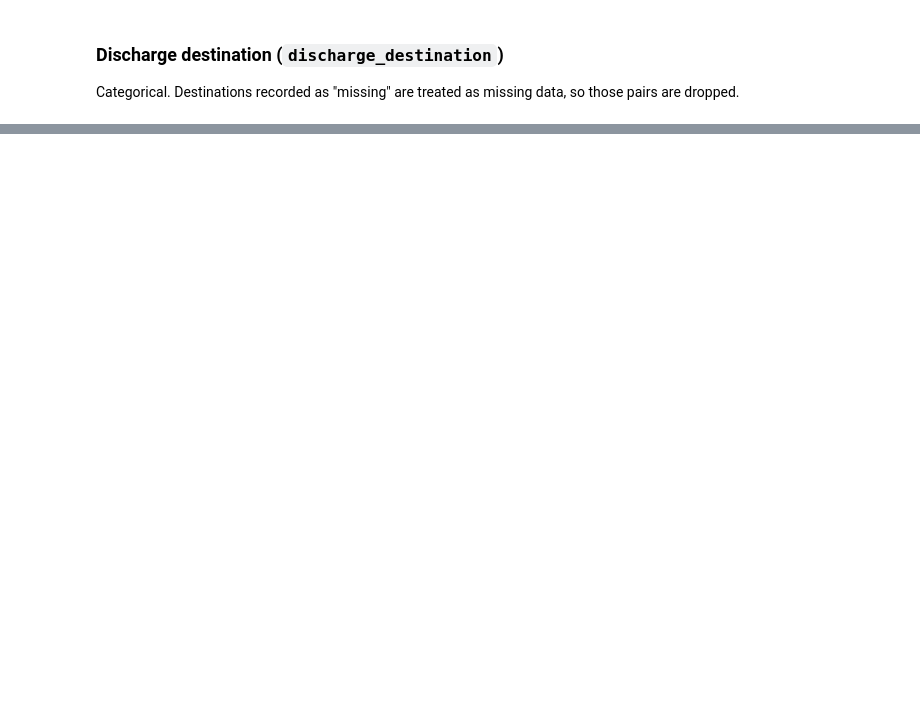
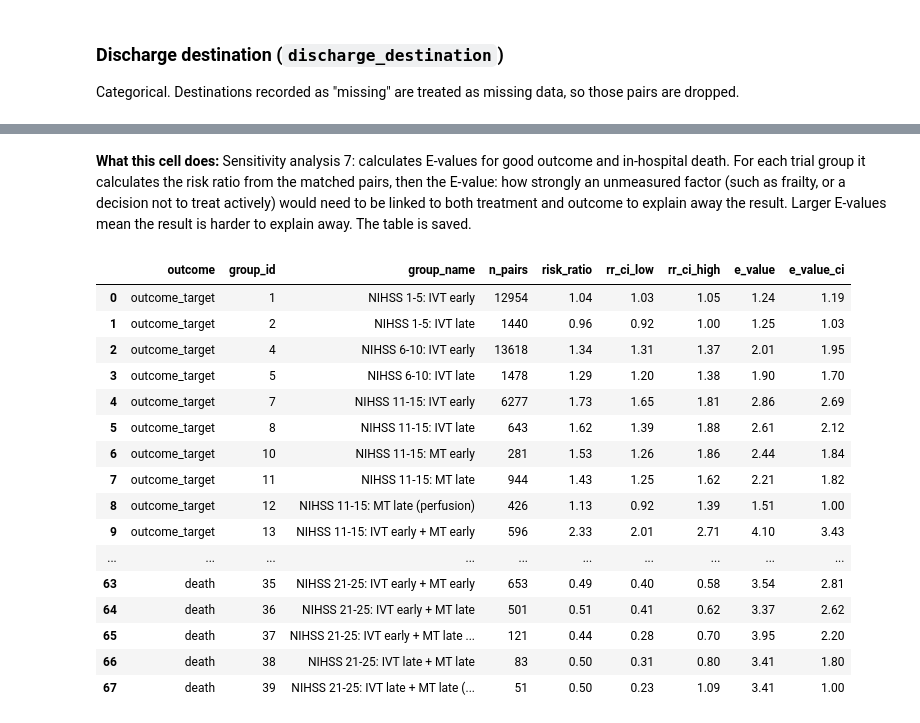
Before and after one commit to samuel-book/samuel-3, a Jupyter notebook: 4_target_trial_emulation/03_target_trials_all_patients_treatments.ipynb, the cells around one changed output, grey strips where cells are left out. Drawn from its saved outputs; the diff is of its cells as text; code cells hidden in the pictures; blank space fills up the shorter version.

Commit message:
Add detail to target trials

```diff
--- a/4_target_trial_emulation/03_target_trials_all_patients_treatments.ipynb
+++ b/4_target_trial_emulation/03_target_trials_all_patients_treatments.ipynb
@@ -966,0 +1249,16 @@ Saved chart: ./output/all_ischaemic_stroke_target_trials_discharge_destination_c
+# %%
+# Missing outcome data by arm, in the matched pairs (before pairs are dropped)
+missing_rows = []
+for outcome in OUTCOME_FEATURES:
+    values = matched_data[outcome]
+    if outcome == "discharge_destination":
+        values = values.where(~values.isin(MISSING_CATEGORIES))
+    for arm, label in [(1, "treated"), (0, "untreated")]:
+        in_arm = matched_data["treated"] == arm
+        missing_rows.append({"outcome": outcome, "arm": label,
+                             "n_patients": int(in_arm.sum()),
+                             "n_missing": int(values[in_arm].isna().sum())})
+missing_by_arm = pd.DataFrame(missing_rows).pivot(index="outcome", columns="arm",
+                                                  values=["n_patients", "n_missing"])
+missing_by_arm.to_csv(f"{OUTPUT_DIR}/{prefix}_missing_outcomes_by_arm.csv")
+display(missing_by_arm)
@@ -966,0 +1605,61 @@ Saved chart: ./output/all_ischaemic_stroke_target_trials_discharge_destination_c
+# %% [markdown]
+**What this cell does:** Sensitivity analysis 7: calculates E-values for good outcome and in-hospital death. For each trial group it calculates the risk ratio from the matched pairs, then the E-value: how strongly an unmeasured factor (such as frailty, or a decision not to treat actively) would need to be linked to both treatment and outcome to explain away the result. Larger E-values mean the result is harder to explain away. The table is saved.
+# %%
+def e_value(rr):
+    if pd.isna(rr) or rr <= 0:
+        return np.nan
+    rr = rr if rr >= 1 else 1 / rr
+    return rr + np.sqrt(rr * (rr - 1))
+
+
+def paired_risk_ratio(wide):
+    t = wide["treated"].astype(int)
+    u = wide["untreated"].astype(int)
+    a = int(((t == 1) & (u == 1)).sum())
+    b = int(((t == 1) & (u == 0)).sum())
+    c = int(((t == 0) & (u == 1)).sum())
+    if (a + b) == 0 or (a + c) == 0:
+        return np.nan, np.nan, np.nan
+    rr = (a + b) / (a + c)
+    se = np.sqrt((b + c) / ((a + b) * (a + c)))
+    return rr, rr * np.exp(-1.96 * se), rr * np.exp(1.96 * se)
+
+
+e_rows = []
+for outcome in ["outcome_target", "death"]:
+    for (group_id, group_name), group_data in matched_data.groupby(["group_id", "group_name"]):
+        wide = paired_outcome(group_data, outcome)
+        rr, low, high = paired_risk_ratio(wide)
+        if pd.isna(rr):
+            ci_limit = np.nan
+        elif low <= 1 <= high:
+            ci_limit = 1.0
+        else:
+            ci_limit = low if rr > 1 else high
+        e_rows.append({
+            "outcome": outcome, "group_id": group_id, "group_name": group_name,
+            "n_pairs": len(wide), "risk_ratio": rr, "rr_ci_low": low, "rr_ci_high": high,
+            "e_value": e_value(rr), "e_value_ci": 1.0 if ci_limit == 1.0 else e_value(ci_limit),
+        })
+
+e_values = pd.DataFrame(e_rows)
+e_values.to_csv(f"{OUTPUT_DIR}/{prefix}_sensitivity_e_values.csv", index=False)
+display(e_values.style.format(precision=2, na_rep="-"))
+# %% [output]
+|  | outcome | group_id | group_name | n_pairs | risk_ratio | rr_ci_low | rr_ci_high | e_value | e_value_ci |
+| 0 | outcome_target | 1 | NIHSS 1-5: IVT early | 12954 | 1.04 | 1.03 | 1.05 | 1.24 | 1.19 |
+| 1 | outcome_target | 2 | NIHSS 1-5: IVT late | 1440 | 0.96 | 0.92 | 1.00 | 1.25 | 1.03 |
+| 2 | outcome_target | 4 | NIHSS 6-10: IVT early | 13618 | 1.34 | 1.31 | 1.37 | 2.01 | 1.95 |
+| 3 | outcome_target | 5 | NIHSS 6-10: IVT late | 1478 | 1.29 | 1.20 | 1.38 | 1.90 | 1.70 |
+| 4 | outcome_target | 7 | NIHSS 11-15: IVT early | 6277 | 1.73 | 1.65 | 1.81 | 2.86 | 2.69 |
+| 5 | outcome_target | 8 | NIHSS 11-15: IVT late | 643 | 1.62 | 1.39 | 1.88 | 2.61 | 2.12 |
+| 6 | outcome_target | 10 | NIHSS 11-15: MT early | 281 | 1.53 | 1.26 | 1.86 | 2.44 | 1.84 |
+| 7 | outcome_target | 11 | NIHSS 11-15: MT late | 944 | 1.43 | 1.25 | 1.62 | 2.21 | 1.82 |
+| 8 | outcome_target | 12 | NIHSS 11-15: MT late (perfusion) | 426 | 1.13 | 0.92 | 1.39 | 1.51 | 1.00 |
+| 9 | outcome_target | 13 | NIHSS 11-15: IVT early + MT early | 596 | 2.33 | 2.01 | 2.71 | 4.10 | 3.43 |
+| ... | ... | ... | ... | ... | ... | ... | ... | ... | ... |
+| 63 | death | 35 | NIHSS 21-25: IVT early + MT early | 653 | 0.49 | 0.40 | 0.58 | 3.54 | 2.81 |
+| 64 | death | 36 | NIHSS 21-25: IVT early + MT late | 501 | 0.51 | 0.41 | 0.62 | 3.37 | 2.62 |
+| 65 | death | 37 | NIHSS 21-25: IVT early + MT late ... | 121 | 0.44 | 0.28 | 0.70 | 3.95 | 2.20 |
+| 66 | death | 38 | NIHSS 21-25: IVT late + MT late | 83 | 0.50 | 0.31 | 0.80 | 3.41 | 1.80 |
+| 67 | death | 39 | NIHSS 21-25: IVT late + MT late (... | 51 | 0.50 | 0.23 | 1.09 | 3.41 | 1.00 |
```
Also changed, not shown: parts of 49 cells of this notebook.
